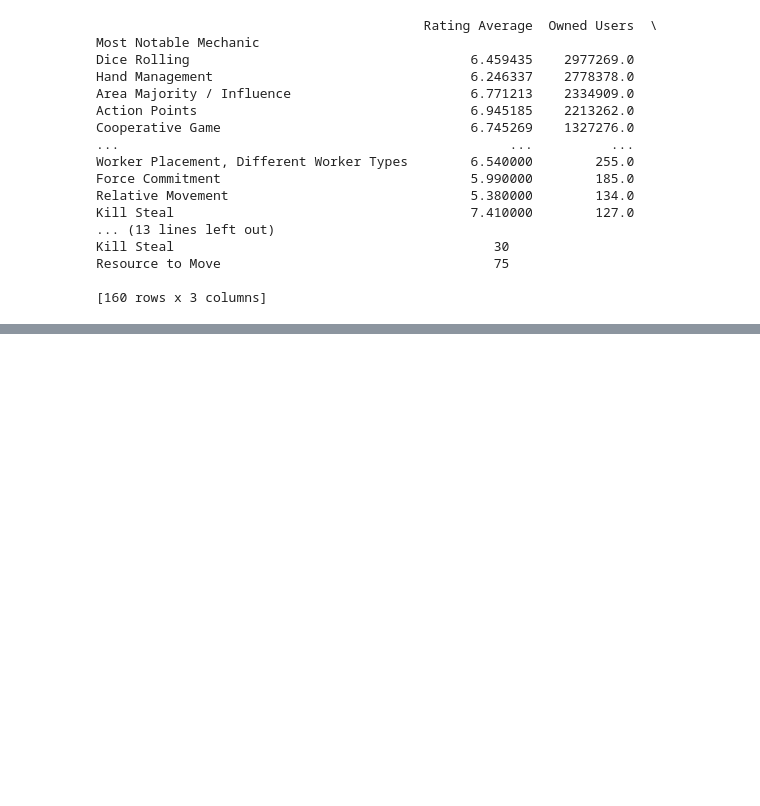
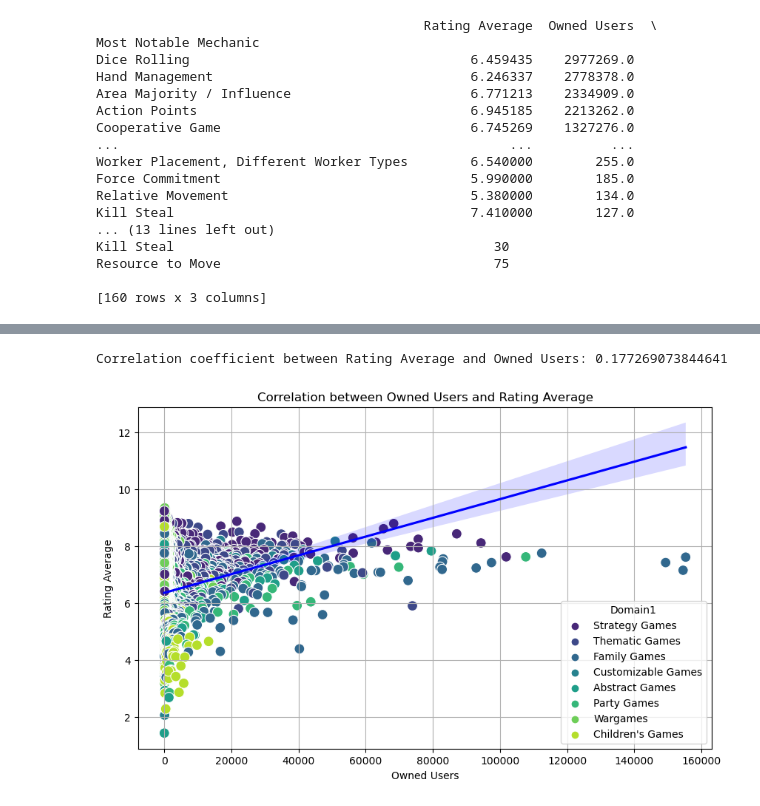
Before and after one commit to jkspiva/Final-Project-Group3, a Jupyter notebook: Ashley/testing.ipynb, the cells around one changed output, grey strips where cells are left out. Drawn from its saved outputs; the diff is of its cells as text; code cells hidden in the pictures; blank space fills up the shorter version.

```diff
--- a/Ashley/testing.ipynb
+++ b/Ashley/testing.ipynb
@@ -261,0 +385,21 @@ Resource to Move                                   75
+# %%
+correlation = bgame_df['Rating Average'].corr(bgame_df['Owned Users'])
+print(f"Correlation coefficient between Rating Average and Owned Users: {correlation}")
+# %% [output]
+Correlation coefficient between Rating Average and Owned Users: 0.177269073844641
+# %%
+# Scatter plot with trend line
+plt.figure(figsize=(10, 6))
+sns.scatterplot(x='Owned Users', y='Rating Average', data=bgame_df, hue='Domain1', palette='viridis', s=100)
+
+# Trend line (linear regression line)
+sns.regplot(x='Owned Users', y='Rating Average', data=bgame_df, scatter=False, color='blue')
+
+# Adding labels and title
+plt.title('Correlation between Owned Users and Rating Average')
+plt.xlabel('Owned Users')
+plt.ylabel('Rating Average')
+plt.grid(True)
+plt.show()
+# %% [output]
+[figure, added]
```
Also changed, not shown: parts of 10 cells of this notebook.
